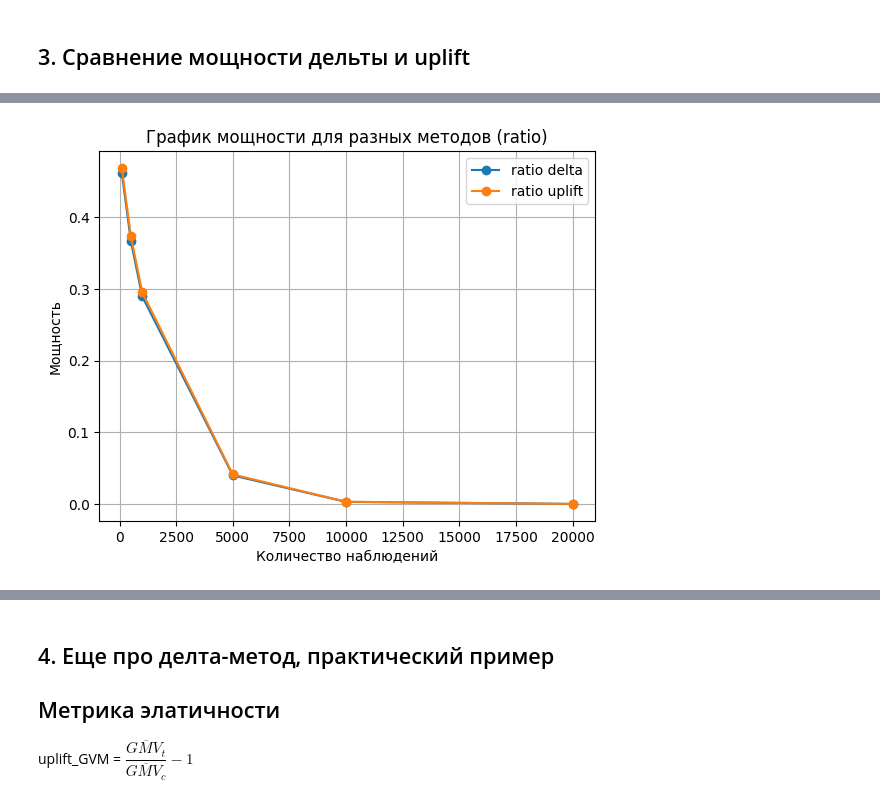
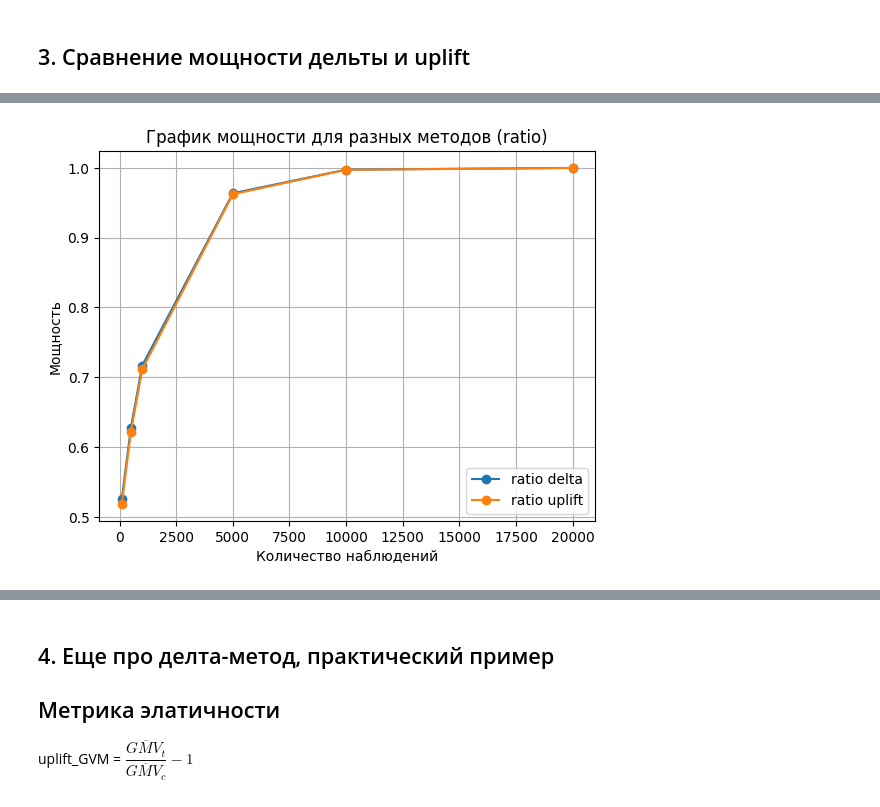
Before and after one commit to mishanko/YSDA_ABweek, a Jupyter notebook: AB Week. Day 4.ipynb, the cells around one changed output, grey strips where cells are left out. Saved outputs shown, nothing was run; the diff lists cells and outputs as text; code cells hidden in the pictures.

```diff
--- a/AB Week. Day 4.ipynb
+++ b/AB Week. Day 4.ipynb
@@ -442,17 +445,17 @@ plt.show()
 # %%
 n = [100, 500, 1000, 5000, 10000, 20000]
 
-plt.plot(n, good_cnt_delta_ratio, marker='o', label='ratio delta')
-plt.plot(n, good_cnt_uplift_ratio, marker='o', label='ratio uplift')
+plt.plot(n, 1-np.array(good_cnt_delta_ratio), marker='o', label='ratio delta')
+plt.plot(n, 1-np.array(good_cnt_uplift_ratio), marker='o', label='ratio uplift')
 
 plt.xlabel('Количество наблюдений')
 plt.ylabel('Мощность')
 plt.title('График мощности для разных методов (ratio)')
 plt.legend()
 plt.grid(True)
 plt.show()
 # %% [output]
-[figure, old version]
+[figure, new version]
 # %%
 n = [100, 500, 1000, 5000, 10000, 20000]
 
```
Also changed, not shown: parts of 8 cells of this notebook, 1 other file.
